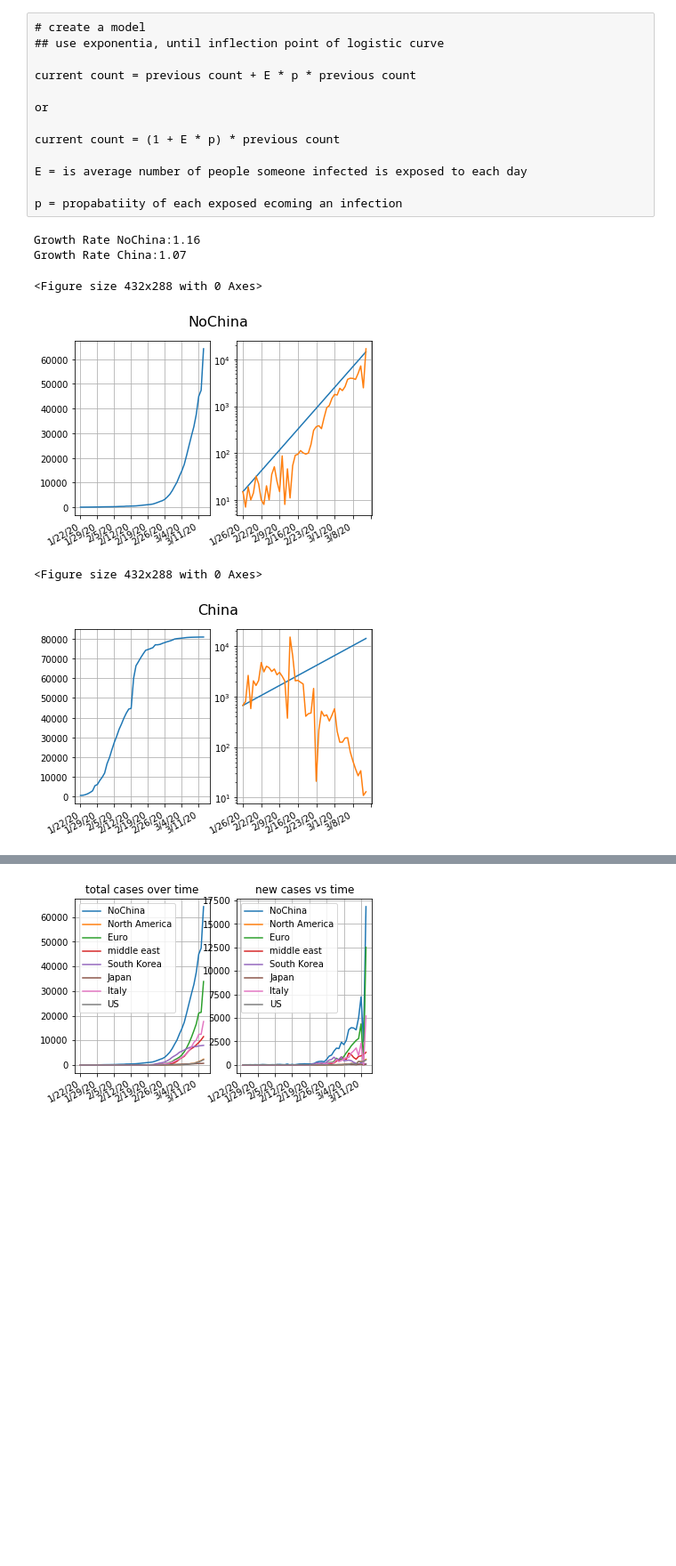
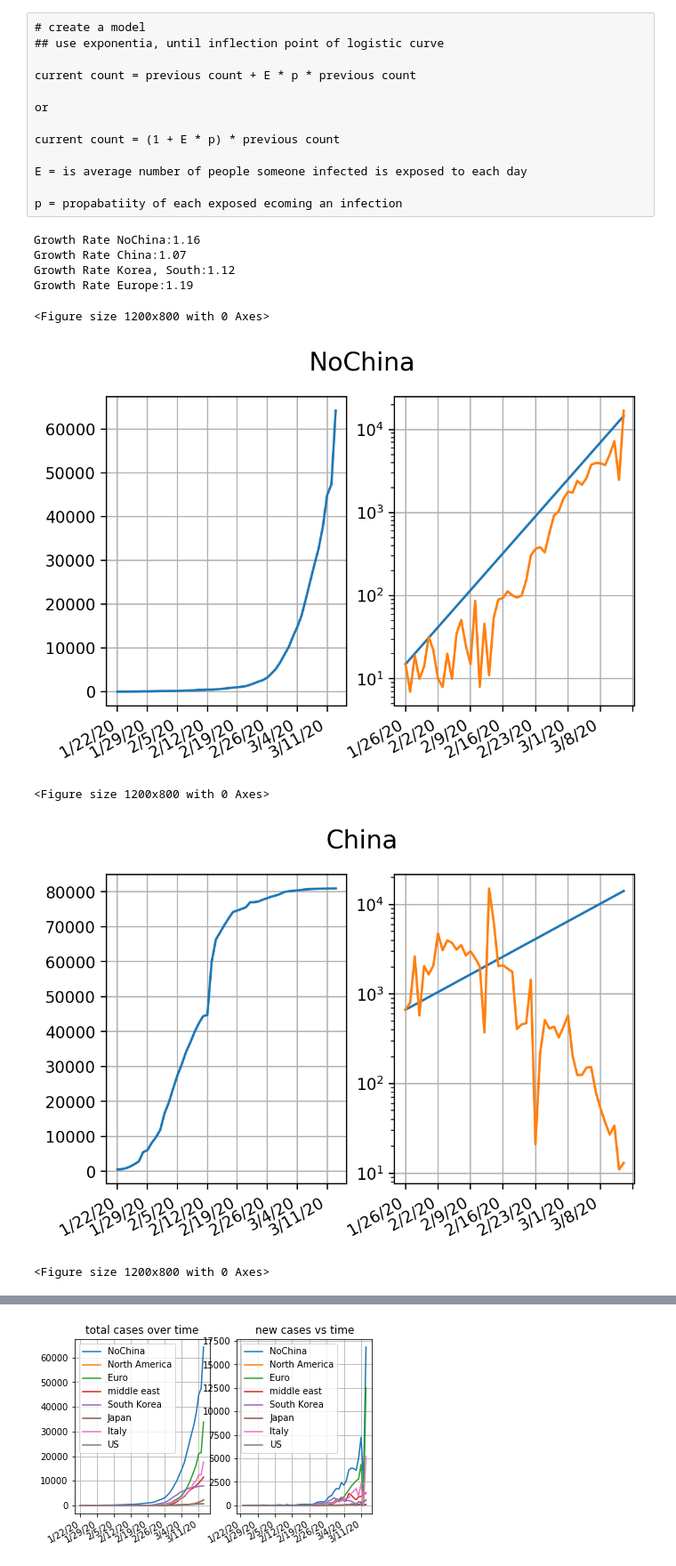
Before and after one commit to raysalem/sars-cov-19, a Jupyter notebook: cov-19.ipynb, the cells around one changed output, grey strips where cells are left out. Shown at 89% size. Drawn from its saved outputs; the diff is of its cells as text; code cells hidden in the pictures; blank space fills up the shorter version.

```diff
--- a/cov-19.ipynb
+++ b/cov-19.ipynb
@@ -83,9 +109,11 @@ else:
 
 #create a no china row, all china and all US
 noChin = data.index.levels[0][data.index.levels[0]!="China"]
+euro      = ["Germany","DenMark","France","Italy","Sweden","Switzerland",
+             "Spain","Portugal","Belgium","Iceland","Ireland","Netherlands"]
 print(noChin)
 data.loc["NoChina",np.NaN,np.NaN,np.NaN]=data.loc[(noChin)].sum()
-
+data.loc[("Europe",np.NaN,np.NaN,np.NaN)]=data.loc[euro].sum()
 # note this is an over-estimate
 data.loc[("USAll",np.NaN,np.NaN,np.NaN)]=data.loc["US"].sum()
 
@@ -172,14 +200,13 @@ print(data.loc["US"].sum()[-1])
 
 # create new groups
 # dont use string for UR, but the 50 states
-euro      = ["Germany","DenMark","France","Italy","Sweden","Switzerland",
-             "Spain","Portugal","Belgium","Iceland","Ireland","Netherlands"]
+
 northAmer = ["US","Canada","Mexico"],
 asia      = ["South Korea","Taiwan","Japan"]
 middleEast=["Iraq","Egypt","Iran"]
 countries={ "NoChina":"NoChina",
             "North America":northAmer,
-            "Euro":euro,
+            "Europe":"Europe",
             "middle east":middleEast,
             "China":"China",
             "South Korea":"South Korea",
@@ -231,40 +258,43 @@ import matplotlib.ticker as mticker
 myLocator = mticker.MultipleLocator(7)
 
 #determine slope and plot
-for name in ["NoChina","China"]:
+for name in ["NoChina","China", "South Korea", "Europe"]:
     ctr = countries[name]
     plt.figure()
     vals= data.loc[ctr].sum().diff()
     idx = np.argwhere(vals>0)[3][0]
 
     #print(idx)
     vals = vals[idx:]
     lv = sp.log10(vals)
     m=(max(lv)-lv[0])/(sp.size(lv))
 
     print("Growth Rate %s:%.2f"%(ctr,math.pow(10,m)))
     #print()
 
     fig, ax = plt.subplots(1,2)
     #---
     ax[1].plot(vals.index,pow(10,np.arange(0,sp.size(lv))*m+lv[0]))
     ax[1].semilogy(vals)
 
     ax[1].xaxis.set_major_locator(myLocator)
     ax[1].grid()
     fig.autofmt_xdate()
 
     #---
     ax[0].plot(data.loc[ctr].sum())
     ax[0].xaxis.set_major_locator(myLocator)
     ax[0].grid()
     fig.autofmt_xdate()
 
     fig.suptitle('%s'% name, fontsize=16)
 # %% [output]
 Growth Rate NoChina:1.16
 Growth Rate China:1.07
+Growth Rate Korea, South:1.12
+Growth Rate Europe:1.19
-<Figure size 432x288 with 0 Axes>
+<Figure size 1200x800 with 0 Axes>
-[figure, old version]
+[figure, new version]
-<Figure size 432x288 with 0 Axes>
+<Figure size 1200x800 with 0 Axes>
-[figure, old version]
+[figure, new version]
+<Figure size 1200x800 with 0 Axes>
```
Also changed, not shown: parts of 11 cells of this notebook.
